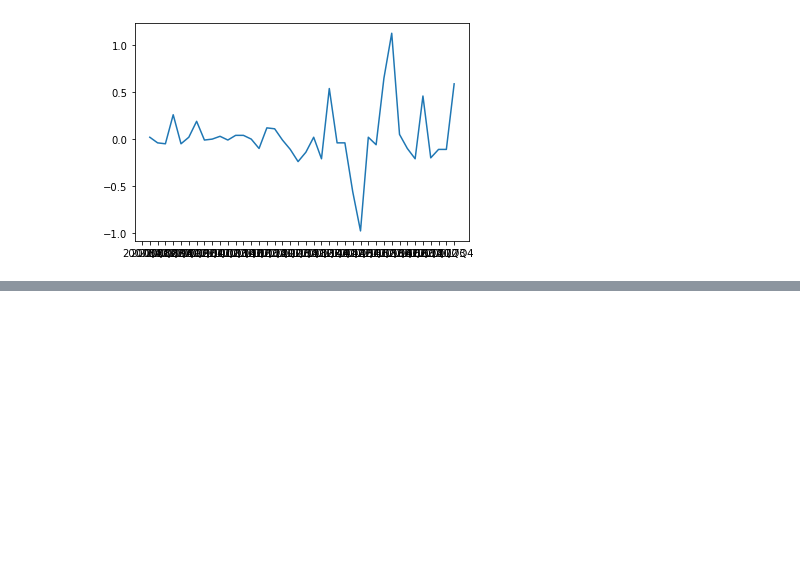
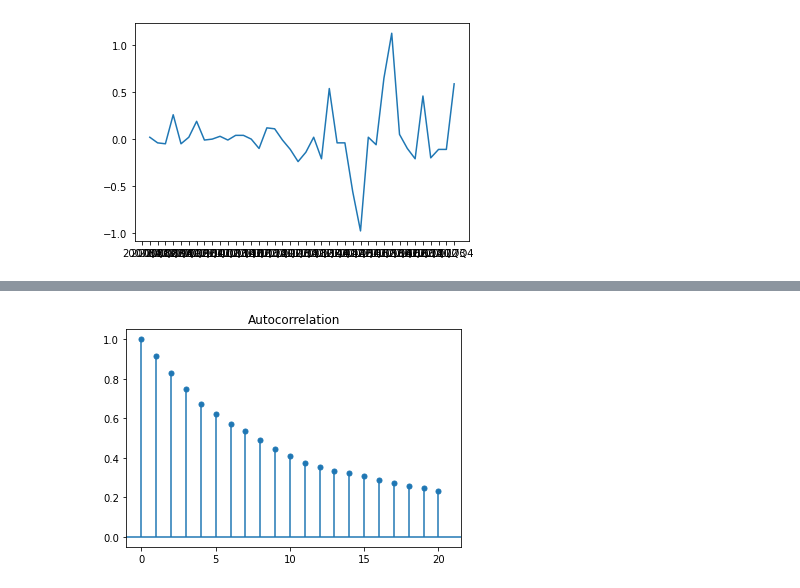
Before and after one commit to wuxianstella/DA_Bootcamp, a Jupyter notebook: time_series/Time_Series_Analysis.ipynb, the cells around one changed output, grey strips where cells are left out. Cells and saved outputs as stored; diff of their text form; code cells hidden in the pictures; blank space fills up the shorter version.

```diff
--- a/time_series/Time_Series_Analysis.ipynb
+++ b/time_series/Time_Series_Analysis.ipynb
@@ -755,0 +822,6 @@ plt.plot(HRB.diff(4))
+# %%
+# Plot 1: AR parameter = +0.9
+plot_acf(simulated_data_1, alpha=1, lags=20)
+plt.show()
+# %% [output]
+[figure, added]
```
Also changed, not shown: parts of 58 cells of this notebook, 2 other files.
